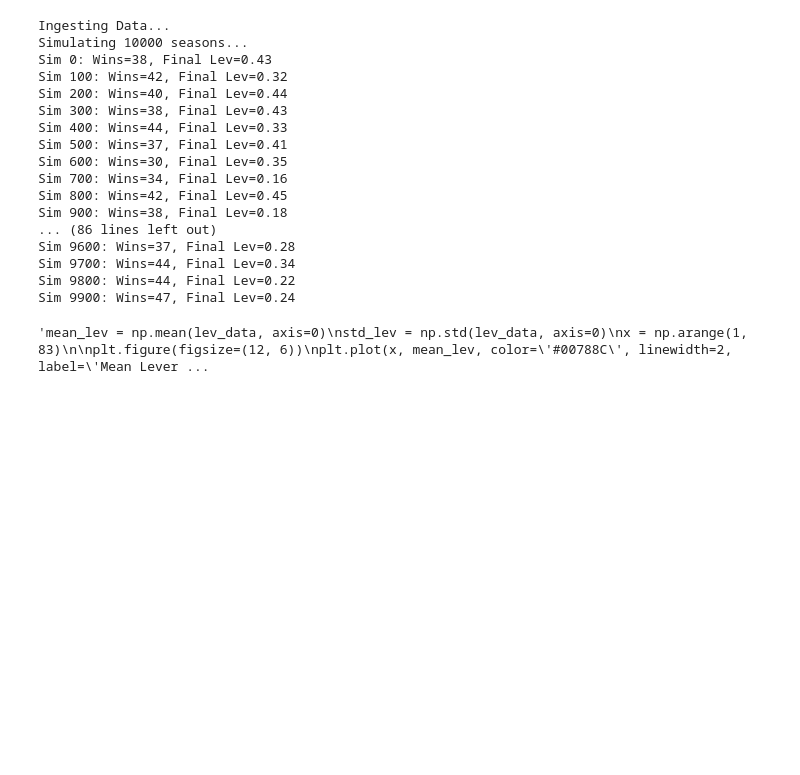
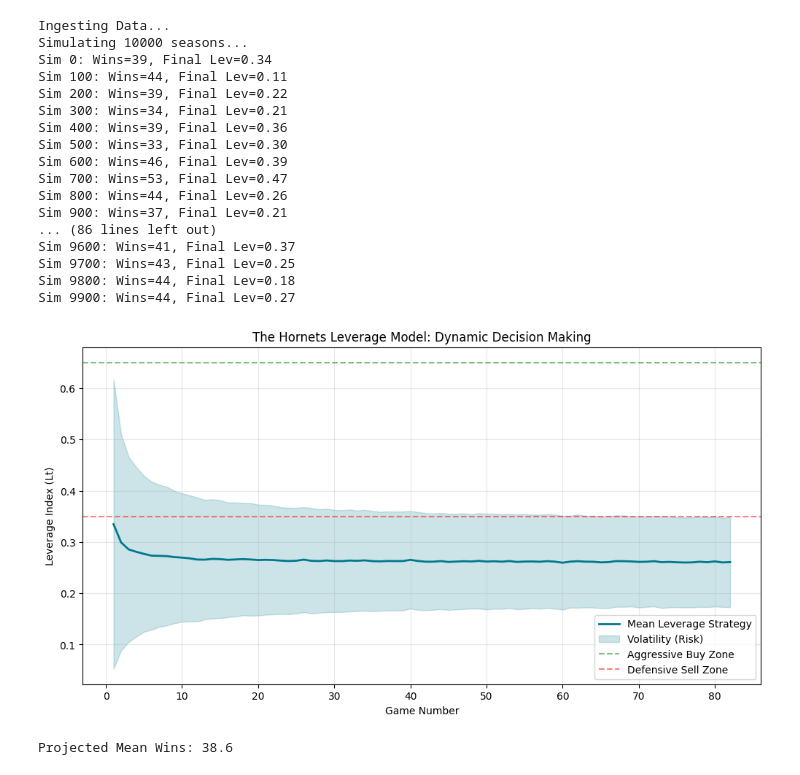
Before and after one commit to rkloco/ICM-2026, a Jupyter notebook: simulations/code.ipynb, the cells around one changed output. Drawn from its saved outputs; the diff is of its cells as text; code cells hidden in the pictures; blank space fills up the shorter version.

```diff
--- a/simulations/code.ipynb
+++ b/simulations/code.ipynb
@@ -13,8 +13,8 @@ MY_TEAM = 'CHO'         # Charlotte Hornets ID
 FINANCIALS = {
     'baseline_revenue': 328,
     'initial_debt': 304,
-    'max_debt_capacity': 600,
-    'safe_debt_threshold': 400
+    'max_debt_capacity': 475,
+    'safe_debt_threshold': 325
 }
 
 # Model Weights
@@ -22,8 +22,8 @@ WEIGHTS = {
     'lev_perf': 5.0,         # Impact of Winning on Leverage
     'lev_fin': 3.0,          # Impact of Money on Leverage
     'lev_risk': -4.0,        # Impact of Risk on Leverage
-    'revenue_win_factor': 0.5,
-    'revenue_star_factor': 1.2
+    'revenue_win_factor': 0.3,
+    'revenue_star_factor': 0.5
 }
 
 # --- 2. DATA INGESTION & PREPARATION ---
@@ -82,7 +82,7 @@ def initialize_league_data(csv_file_path):
         for _, row in roster_df.iterrows():
             player = {
                 'name': row['Player'],
-                'skill': row['Skill_Norm'],
+                'skill': [row['Skill_Norm']],
                 'weight': row['Weight'],
                 'injury_prob': row['Injury_Risk'],
                 'is_star': row['PER'] > 18.0 and row['MPG'] > 25.0
@@ -114,19 +114,20 @@ def get_game_strength(roster, top_n=10):
         is_healthy = np.random.random() > p['injury_prob']
 
         if is_healthy:
-            contribution = p['skill'] * p['weight']
+            contribution = p['skill'][-1] * p['weight']
             strength_sum += contribution
             weight_sum += p['weight']
             if p['is_star']: stars_active += 1
         else:
-            # Replacement Player Steps In
-            # Skill = 0.30 (Replacement Level), Weight = Same (Filling the minutes)
-            contribution = 0.30 * p['weight']
-            strength_sum += contribution
-            weight_sum += p['weight']
-
-            # Count injury if it's a key player (Top 5)
+            # Count starter injury if it's a key player (Top 5)
             if i < 5: starters_injured += 1
+        lower = 0.8 * p['skill'][0]
+        upper = 1.2 * p['skill'][0]
+        if p['skill'][-1] >= lower and p['skill'][-1] <= upper:
+            p['skill'].append(p['skill'][-1] + np.random.uniform(-0.05,0.05))
+        else:
+            if p['skill'][-1] > upper: p['skill'].append(upper)
+            if p['skill'][-1] < lower: p['skill'].append(lower)
 
     # Normalize strength by the total weight of minutes filled
     final_strength = strength_sum / weight_sum if weight_sum > 0 else 0
@@ -178,7 +179,9 @@ def run_simulation(csv_path):
             diff = my_strength - opp_strength
             # Logistic Prob: P(Win) = 1 / (1 + e^-(b0 + b1*diff))
             # b1=15.0 makes the curve steep enough for NBA talent gaps
-            win_prob = 1 / (1 + np.exp(-(0 + 15.0 * diff)))
+            # b0=0.087 if home court advantage is considered, .5 probability
+            win_prob = 1 / (1 + np.exp(-(0.087*np.random.choice([0,1]) + 15.0 * diff)))
+            win_prob += np.random.normal(-0.05, 0.05) # Random Noise
 
             # Simulation (Bernoulli)
             is_win = 1 if np.random.random() < win_prob else 0
@@ -234,47 +237,48 @@ for team, strength in sorted_teams:
     print(f"{team}: {strength:.3f}")
 
 win_prob = 1 / (1 + np.exp(-(0 + 15.0 * (sorted_teams[0][1] - sorted_teams[-1][1]))))
 print(win_prob)"""
 
 # Make sure 'season-stats.csv' is in your folder
 lev_data, win_data = run_simulation('data/season-stats.csv')
 
 # --- PLOTTING CODE (Run after simulation) ---
-"""mean_lev = np.mean(lev_data, axis=0)
+mean_lev = np.mean(lev_data, axis=0)
 std_lev = np.std(lev_data, axis=0)
 x = np.arange(1, 83)
 
 plt.figure(figsize=(12, 6))
 plt.plot(x, mean_lev, color='#00788C', linewidth=2, label='Mean Leverage Strategy') # Hornets Teal
 plt.fill_between(x, mean_lev - std_lev, mean_lev + std_lev, color='#00788C', alpha=0.2, label='Volatility (Risk)')
 
 plt.axhline(0.65, color='green', linestyle='--', alpha=0.5, label='Aggressive Buy Zone')
 plt.axhline(0.35, color='red', linestyle='--', alpha=0.5, label='Defensive Sell Zone')
 
 plt.title('The Hornets Leverage Model: Dynamic Decision Making')
 plt.xlabel('Game Number')
 plt.ylabel('Leverage Index (Lt)')
 plt.legend()
 plt.grid(True, alpha=0.3)
 plt.show()
 
-print(f"Projected Mean Wins: {np.mean(win_data):.1f}")"""
+print(f"Projected Mean Wins: {np.mean(win_data):.1f}")
 # %% [output]
 Ingesting Data...
 Simulating 10000 seasons...
-Sim 0: Wins=38, Final Lev=0.43
-Sim 100: Wins=42, Final Lev=0.32
-Sim 200: Wins=40, Final Lev=0.44
-Sim 300: Wins=38, Final Lev=0.43
-Sim 400: Wins=44, Final Lev=0.33
-Sim 500: Wins=37, Final Lev=0.41
-Sim 600: Wins=30, Final Lev=0.35
-Sim 700: Wins=34, Final Lev=0.16
-Sim 800: Wins=42, Final Lev=0.45
-Sim 900: Wins=38, Final Lev=0.18
+Sim 0: Wins=39, Final Lev=0.34
+Sim 100: Wins=44, Final Lev=0.11
+Sim 200: Wins=39, Final Lev=0.22
+Sim 300: Wins=34, Final Lev=0.21
+Sim 400: Wins=39, Final Lev=0.36
+Sim 500: Wins=33, Final Lev=0.30
+Sim 600: Wins=46, Final Lev=0.39
+Sim 700: Wins=53, Final Lev=0.47
+Sim 800: Wins=44, Final Lev=0.26
+Sim 900: Wins=37, Final Lev=0.21
 ... (86 lines left out)
-Sim 9600: Wins=37, Final Lev=0.28
-Sim 9700: Wins=44, Final Lev=0.34
-Sim 9800: Wins=44, Final Lev=0.22
-Sim 9900: Wins=47, Final Lev=0.24
+Sim 9600: Wins=41, Final Lev=0.37
+Sim 9700: Wins=43, Final Lev=0.25
+Sim 9800: Wins=44, Final Lev=0.18
+Sim 9900: Wins=44, Final Lev=0.27
+[figure, added]
-'mean_lev = np.mean(lev_data, axis=0)\nstd_lev = np.std(lev_data, axis=0)\nx = np.arange(1, 83)\n\nplt.figure(figsize=(12, 6))\nplt.plot(x, mean_lev, color=\'#00788C\', linewidth=2, label=\'Mean Lever ...
+Projected Mean Wins: 38.6
```
Also changed, not shown: 2 other files.
